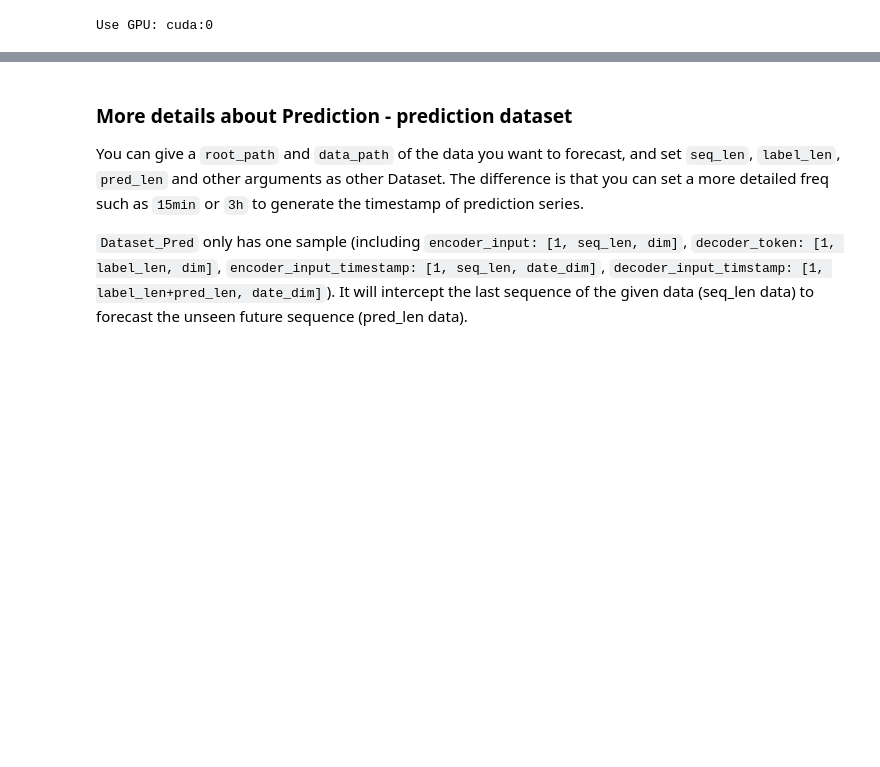
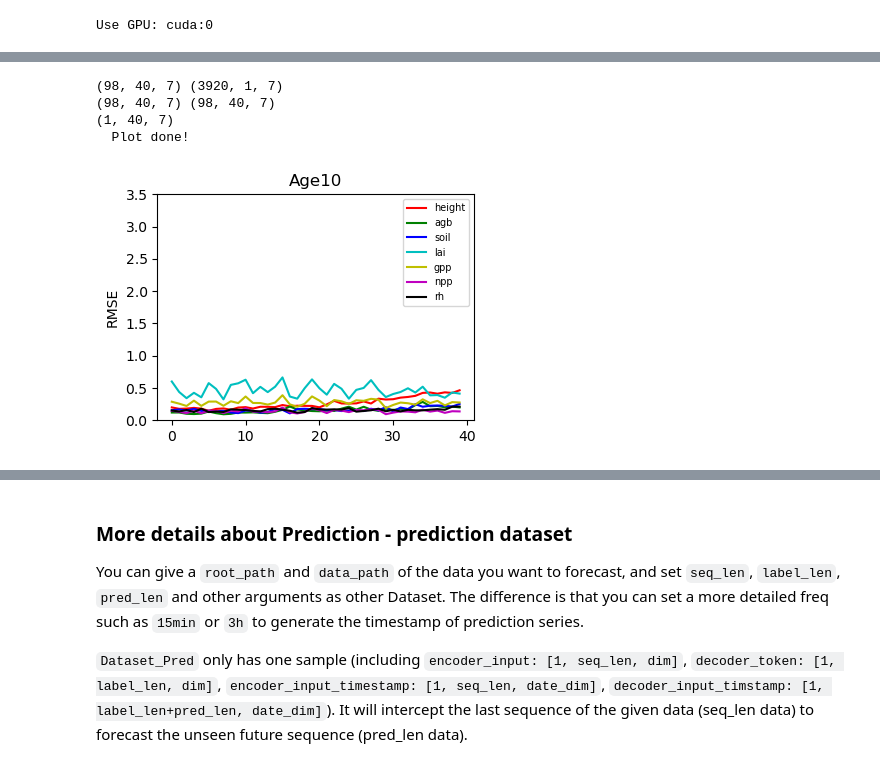
Before and after one commit to zhwang0/Informer2020, a Jupyter notebook: Informer_deeped.ipynb, the cells around one changed output, grey strips where cells are left out. Drawn from its saved outputs; the diff is of its cells as text; code cells hidden in the pictures; blank space fills up the shorter version.

```diff
--- a/Informer_deeped.ipynb
+++ b/Informer_deeped.ipynb
@@ -242,7 +242,7 @@ None h
 # %%
 Exp = Exp_Informer_DeepED
 # %%
-ii = 0
+ii = 5 # experiment index
 setting = '{}_{}_ft{}_sl{}_ll{}_pl{}_dm{}_nh{}_el{}_dl{}_df{}_at{}_fc{}_eb{}_dt{}_mx{}_{}_{}'.format(args.model, args.data, args.features,
             args.seq_len, args.label_len, args.pred_len,
             args.d_model, args.n_heads, args.e_layers, args.d_layers, args.d_ff, args.attn, args.factor, args.embed, args.distil, args.mix, args.des, ii)
@@ -422,10 +316,0 @@ Exp = Exp_Informer
-# %%
-ii = 0
-setting = '{}_{}_ft{}_sl{}_ll{}_pl{}_dm{}_nh{}_el{}_dl{}_df{}_at{}_fc{}_eb{}_dt{}_mx{}_{}_{}'.format(args.model, args.data, args.features,
-            args.seq_len, args.label_len, args.pred_len,
-            args.d_model, args.n_heads, args.e_layers, args.d_layers, args.d_ff, args.attn, args.factor, args.embed, args.distil, args.mix, args.des, ii)
-
-# set experiments
-exp = Exp(args)
-
-train_data, train_loader = exp.get_train_data()
@@ -500,6 +318,0 @@ mse:0.7171120643615723, mae:0.6142343282699585
-# %%
-import os
-
-# set saved model path
-setting = 'informer_ETTh1_ftM_sl96_ll48_pl24_dm512_nh8_el2_dl1_df2048_atprob_fc5_ebtimeF_dtTrue_mxTrue_exp_0'
-# path = os.path.join(args.checkpoints,setting,'checkpoint.pth')
@@ -599,0 +511,30 @@ plt.show()
+# %%
+dir_out = './results/' + setting +'/'
+
+true = np.load(os.path.join(DIR_INT, 'data_test.npz'))['y_test']
+pred = np.load(dir_out+'real_prediction.npy')
+print(true.shape, pred.shape)
+
+pred = pred.squeeze().reshape(true.shape)
+print(true.shape, pred.shape)
+
+true = invNormData(true, y_mean, y_std)
+pred = invNormData(pred, y_mean, y_std)
+
+np_rmse = []
+for i in range(TRI_AGE.size):
+  sub_rmse = []
+  for j in range(true.shape[1]):
+    sub_rmse.append(mean_squared_error(true[:,j], pred[:,j],
+                                      multioutput='raw_values', squared=False))
+  np_rmse.append(sub_rmse)
+np_rmse = np.array(np_rmse)
+print(np_rmse.shape)
+
+plotAge(np_rmse, TRI_AGE, isOutput=True, path_out=dir_out+'test_true', y_lim=[0,3.5])
+# %% [output]
+(98, 40, 7) (3920, 1, 7)
+(98, 40, 7) (98, 40, 7)
+(1, 40, 7)
+  Plot done!
+[figure, added]
```
Also changed, not shown: parts of 28 cells of this notebook, 2 other files.
